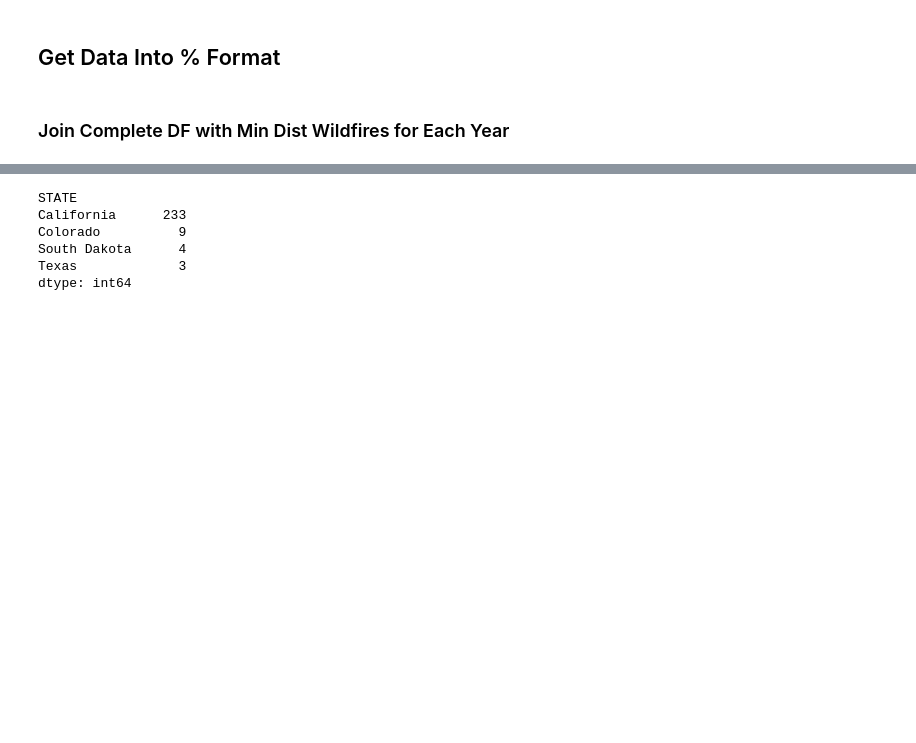
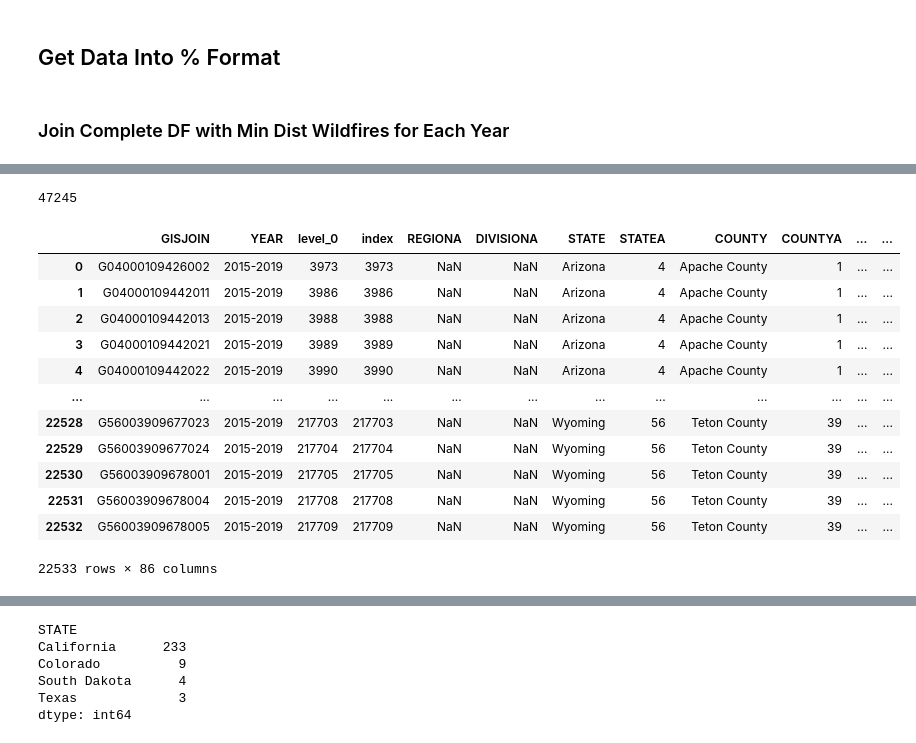
Before and after one commit to sheldonbirkett/econ499, a Jupyter notebook: ECON_499_ACS_IPUMS_NHGIS_GeoMAC.ipynb, the cells around one changed output, grey strips where cells are left out. Cells and saved outputs as stored; diff of their text form; code cells hidden in the pictures; blank space fills up the shorter version.

```diff
--- a/ECON_499_ACS_IPUMS_NHGIS_GeoMAC.ipynb
+++ b/ECON_499_ACS_IPUMS_NHGIS_GeoMAC.ipynb
@@ -478,0 +607,31 @@ ACS5_2005_2019_WESTd = merge_on_dist(ACS5_2005_2019_WEST, dist) #merging min wil
+# %%
+no_match_gis = returnNotMatches(gisjoinlist1y, gisjoinlist2y) #return non-matching GISJOIN ID's & Year
+# %%
+no_match_gisdf = pd.DataFrame(no_match_gis, columns=["GISJOIN","YEAR"])
+no_match_df = pd.merge(no_match_gisdf, ACS5_2005_2009_non_missing_bg2, on=["GISJOIN","YEAR"], how ='left') #DF of dropped block groups due to merging with wildfire distances
+# %%
+len(no_match_gis) #number of block groups dropped when merged with wildfire distances
+# %% [output]
+47245
+# %%
+no_match_df = no_match_df.drop(columns=["geometry"])
+#no_match_df.to_csv(r"C:\Users\sheld\Documents\GitHub\econ499\no_match_wildfires.csv")
+#exported to map in No_Match_Block_Groups_To_Wildfires notebook
+# %%
+no_match_df2015 = no_match_df[no_match_df["YEAR"]=="2015-2019"]
+# %%
+no_match_df2015
+# %% [output]
+|  | GISJOIN | YEAR | level_0 | index | REGIONA | DIVISIONA | STATE | STATEA | COUNTY | COUNTYA | ... | ... |
+| 0 | G04000109426002 | 2015-2019 | 3973 | 3973 | NaN | NaN | Arizona | 4 | Apache County | 1 | ... | ... |
+| 1 | G04000109442011 | 2015-2019 | 3986 | 3986 | NaN | NaN | Arizona | 4 | Apache County | 1 | ... | ... |
+| 2 | G04000109442013 | 2015-2019 | 3988 | 3988 | NaN | NaN | Arizona | 4 | Apache County | 1 | ... | ... |
+| 3 | G04000109442021 | 2015-2019 | 3989 | 3989 | NaN | NaN | Arizona | 4 | Apache County | 1 | ... | ... |
+| 4 | G04000109442022 | 2015-2019 | 3990 | 3990 | NaN | NaN | Arizona | 4 | Apache County | 1 | ... | ... |
+| ... | ... | ... | ... | ... | ... | ... | ... | ... | ... | ... | ... | ... |
+| 22528 | G56003909677023 | 2015-2019 | 217703 | 217703 | NaN | NaN | Wyoming | 56 | Teton County | 39 | ... | ... |
+| 22529 | G56003909677024 | 2015-2019 | 217704 | 217704 | NaN | NaN | Wyoming | 56 | Teton County | 39 | ... | ... |
+| 22530 | G56003909678001 | 2015-2019 | 217705 | 217705 | NaN | NaN | Wyoming | 56 | Teton County | 39 | ... | ... |
+| 22531 | G56003909678004 | 2015-2019 | 217708 | 217708 | NaN | NaN | Wyoming | 56 | Teton County | 39 | ... | ... |
+| 22532 | G56003909678005 | 2015-2019 | 217709 | 217709 | NaN | NaN | Wyoming | 56 | Teton County | 39 | ... | ... |
+22533 rows × 86 columns
```
Also changed, not shown: parts of 34 cells of this notebook.
